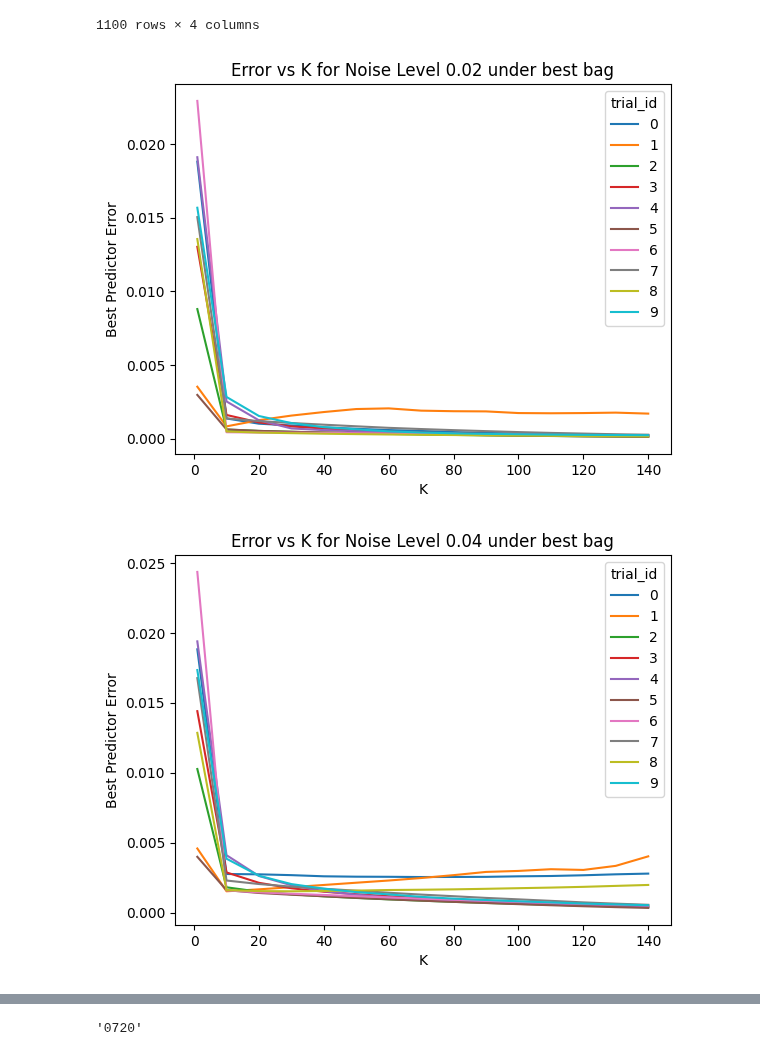
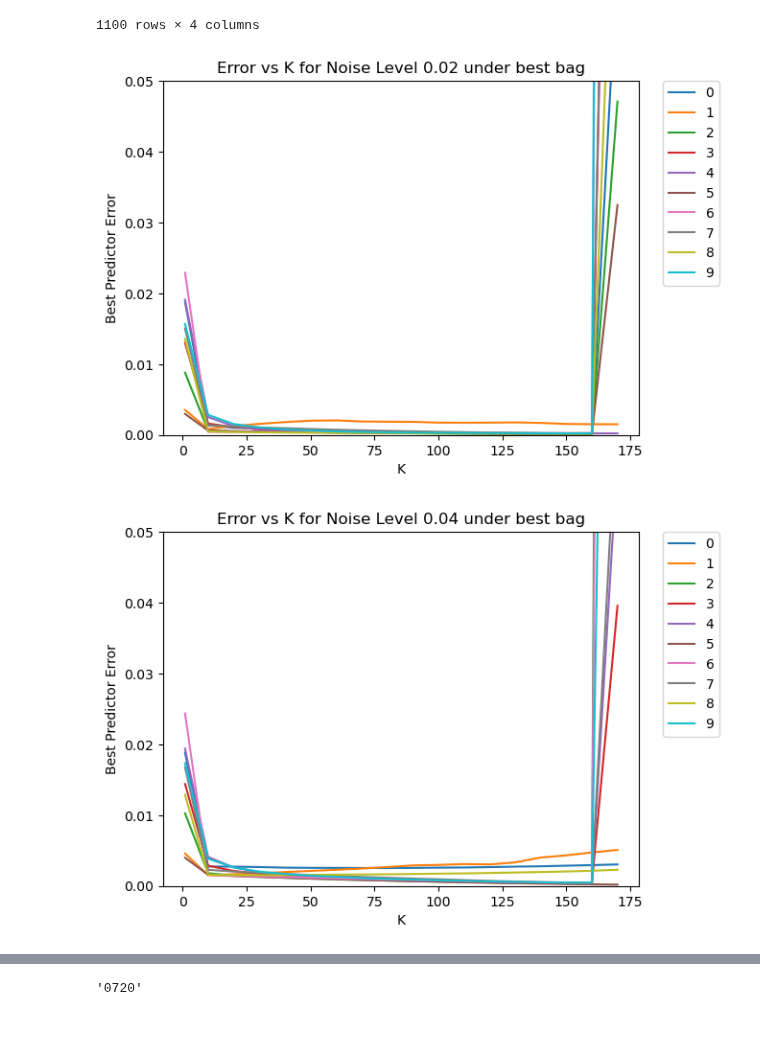
Before and after one commit to sleepysunny311/Projection_Pursuit_Summer, a Jupyter notebook: task8/Result_Analysis.ipynb, the cells around one changed output, grey strips where cells are left out. Drawn from its saved outputs; the diff is of its cells as text; code cells hidden in the pictures; blank space fills up the shorter version.

```diff
--- a/task8/Result_Analysis.ipynb
+++ b/task8/Result_Analysis.ipynb
@@ -216,34 +216,35 @@ total_K_error_under_best_bag
 date_str = datetime.now().strftime("%m%d")
 
 # Specify the directory where the figures will be saved
 viz_dir = f"viz/{date_str}/"
 
 # Check if the directory exists and if not, create it
 if not os.path.exists(viz_dir):
     os.makedirs(viz_dir)
 
 
 # List of unique noise levels
 noise_levels = total_K_error_under_best_bag['noise_level'].unique()
 
 # Generate a separate plot for each noise level
 for noise_level in noise_levels:
 
     # Subset the dataframe for the current noise level
-    df_subset = total_K_error_under_best_bag[(total_K_error_under_best_bag['noise_level'] == noise_level) & (total_K_error_under_best_bag['K'] <= 140)]
+    df_subset = total_K_error_under_best_bag[(total_K_error_under_best_bag['noise_level'] == noise_level) & (total_K_error_under_best_bag['K'] <= 170)]
     # Create a new figure
     plt.figure()
 
     # Use seaborn to create a lineplot with multiple lines (one for each trial)
     sns.lineplot(data=df_subset, x='K', y='Best Predictor Error', hue='trial_id', palette='tab10')
-
+    plt.legend(bbox_to_anchor=(1.05, 1), loc=2, borderaxespad=0.)
+    plt.ylim(0, 0.05)
     # Customize the title and labels
     plt.title(f'Error vs K for Noise Level {noise_level} under best bag')
     plt.xlabel('K')
     plt.ylabel('Best Predictor Error')
     plt.savefig(os.path.join(viz_dir, f'Error_vs_K_for_Noise_Level_{noise_level}_under_best_bag.png'))
     # Display the plot
     plt.show()
 # %% [output]
-[figure, old version]
+[figure, new version]
-[figure, old version]
+[figure, new version]
```
Also changed, not shown: parts of 1 cell of this notebook, 5 other files.
